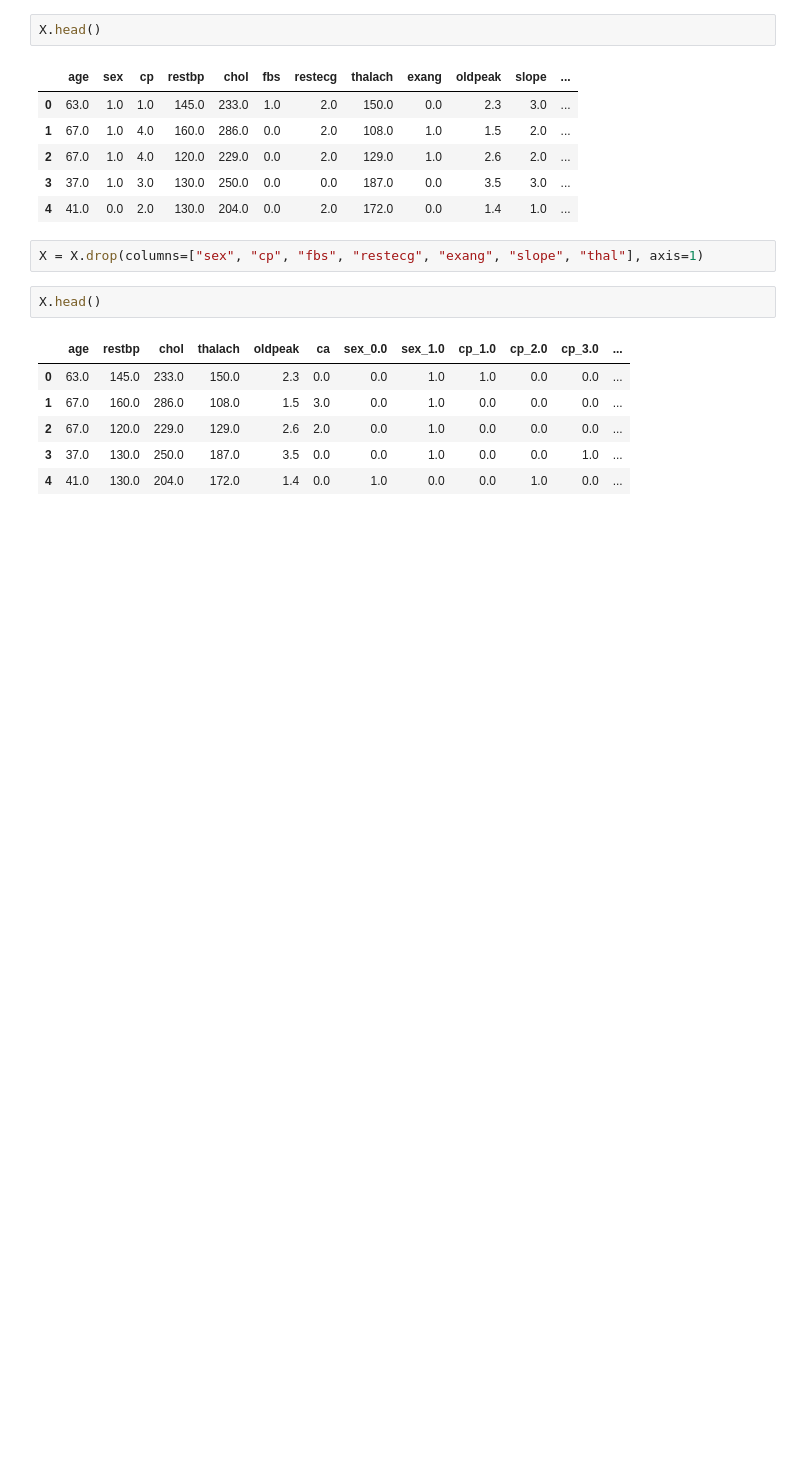
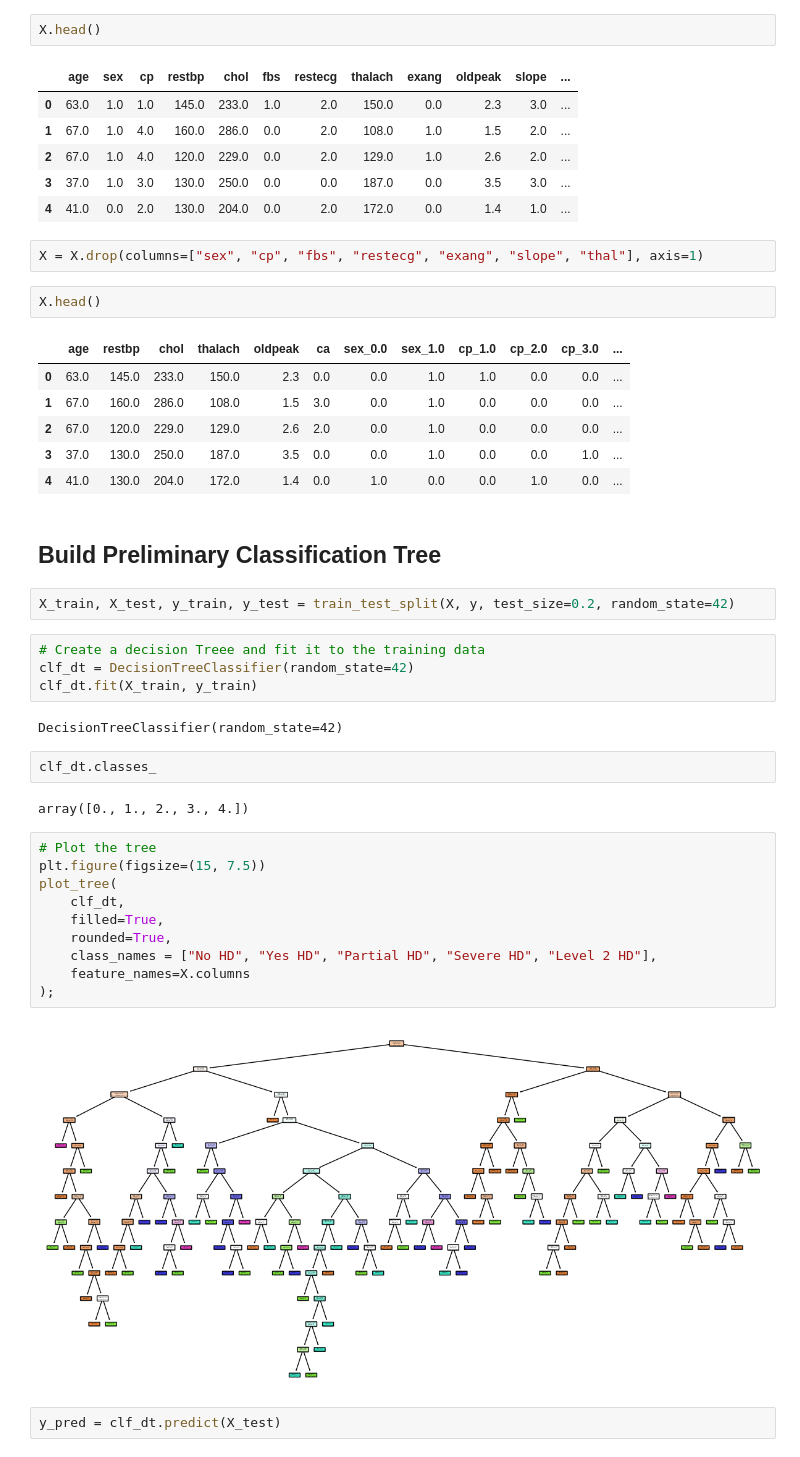
Before and after one commit to Priyo-prog/Heart-Disease-Project, a Jupyter notebook: Decision Tree.ipynb, the cells around one changed output. Cells and saved outputs as stored; diff of their text form; blank space fills up the shorter version.

```diff
--- a/Decision Tree.ipynb
+++ b/Decision Tree.ipynb
@@ -332,3 +334,31 @@ X.head()
 | 2 | 67.0 | 120.0 | 229.0 | 129.0 | 2.6 | 2.0 | 0.0 | 1.0 | 0.0 | 0.0 | 0.0 | ... |
 | 3 | 37.0 | 130.0 | 250.0 | 187.0 | 3.5 | 0.0 | 0.0 | 1.0 | 0.0 | 0.0 | 1.0 | ... |
 | 4 | 41.0 | 130.0 | 204.0 | 172.0 | 1.4 | 0.0 | 1.0 | 0.0 | 0.0 | 1.0 | 0.0 | ... |
+# %% [markdown]
+## Build Preliminary Classification Tree
+# %%
+X_train, X_test, y_train, y_test = train_test_split(X, y, test_size=0.2, random_state=42)
+# %%
+# Create a decision Treee and fit it to the training data
+clf_dt = DecisionTreeClassifier(random_state=42)
+clf_dt.fit(X_train, y_train)
+# %% [output]
+DecisionTreeClassifier(random_state=42)
+# %%
+clf_dt.classes_
+# %% [output]
+array([0., 1., 2., 3., 4.])
+# %%
+# Plot the tree
+plt.figure(figsize=(15, 7.5))
+plot_tree(
+    clf_dt,
+    filled=True,
+    rounded=True,
+    class_names = ["No HD", "Yes HD", "Partial HD", "Severe HD", "Level 2 HD"],
+    feature_names=X.columns
+);
+# %% [output]
+[figure, added]
+# %%
+y_pred = clf_dt.predict(X_test)
```
Also changed, not shown: parts of 10 cells of this notebook.
